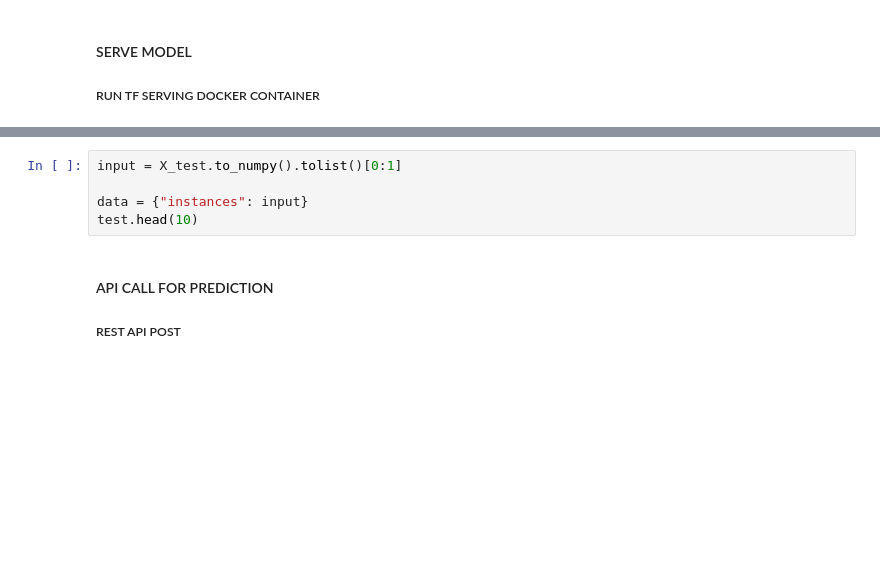
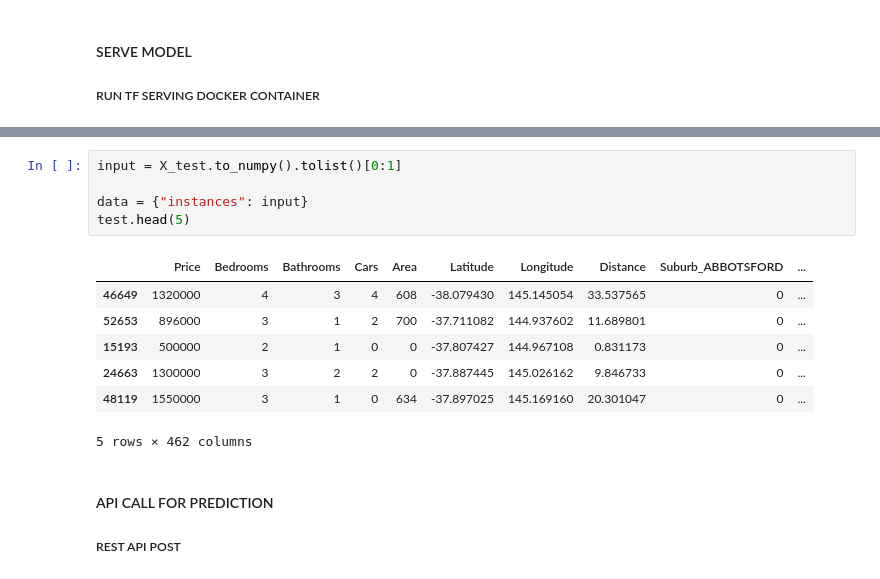
Before and after one commit to think-circle/MLrealestate, a Jupyter notebook: Price Estimator.ipynb, the cells around one changed output, grey strips where cells are left out. Cells and saved outputs as stored; diff of their text form; blank space fills up the shorter version.

```diff
--- a/Price Estimator.ipynb
+++ b/Price Estimator.ipynb
@@ -277,8 +316,16 @@ ExecResult(exit_code=None, output='')
 # %%
 input = X_test.to_numpy().tolist()[0:1]
 
 data = {"instances": input}
-test.head(10)
+test.head(5)
+# %% [output]
+|  | Price | Bedrooms | Bathrooms | Cars | Area | Latitude | Longitude | Distance | Suburb_ABBOTSFORD | ... |
+| 46649 | 1320000 | 4 | 3 | 4 | 608 | -38.079430 | 145.145054 | 33.537565 | 0 | ... |
+| 52653 | 896000 | 3 | 1 | 2 | 700 | -37.711082 | 144.937602 | 11.689801 | 0 | ... |
+| 15193 | 500000 | 2 | 1 | 0 | 0 | -37.807427 | 144.967108 | 0.831173 | 0 | ... |
+| 24663 | 1300000 | 3 | 2 | 2 | 0 | -37.887445 | 145.026162 | 9.846733 | 0 | ... |
+| 48119 | 1550000 | 3 | 1 | 0 | 634 | -37.897025 | 145.169160 | 20.301047 | 0 | ... |
+5 rows × 462 columns
 # %% [markdown]
 <h4> API CALL FOR PREDICTION</h4>
 <h5>  REST API POST</h5>
```
Also changed, not shown: parts of 13 cells of this notebook, 7 other files.
